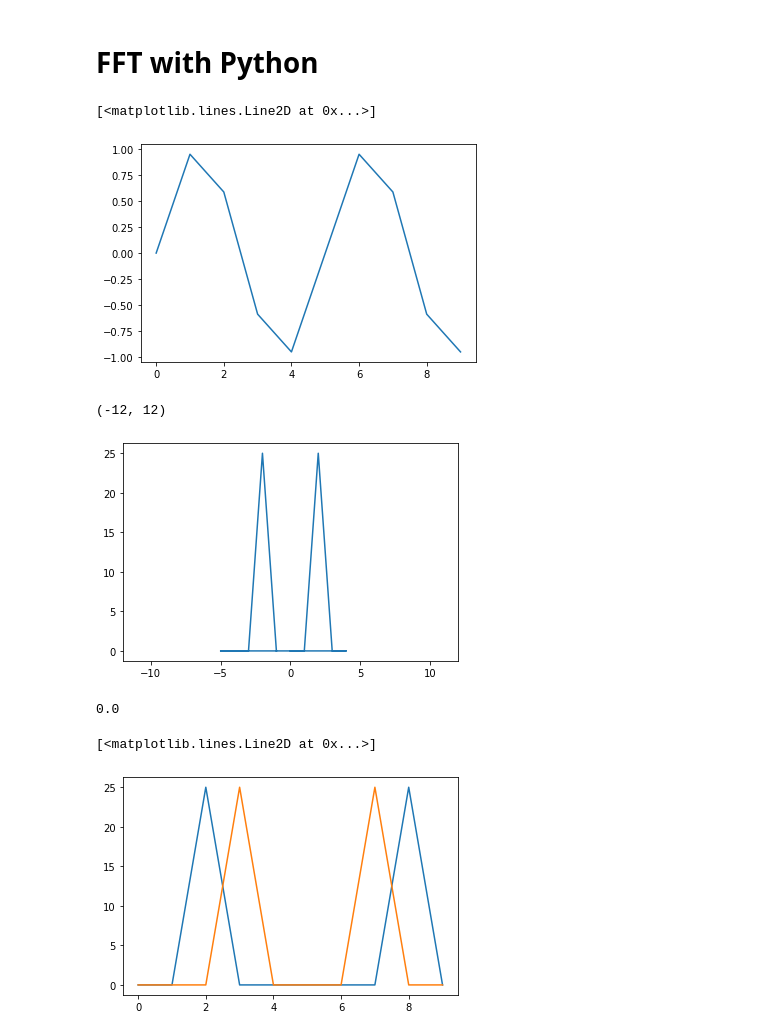
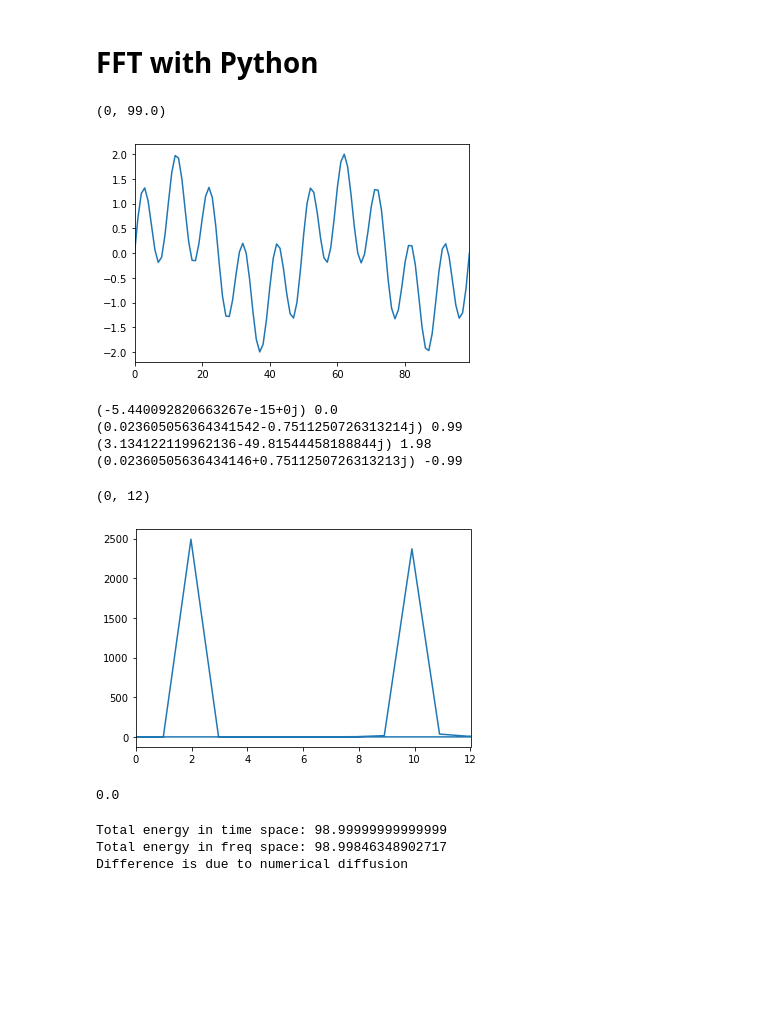
Before and after one commit to mclaret/JISAOinternship, a Jupyter notebook: notebooks/mariona/fft.ipynb, the cells around one changed output. Drawn from its saved outputs; the diff is of its cells as text; code cells hidden in the pictures; blank space fills up the shorter version.

```diff
--- a/notebooks/mariona/fft.ipynb
+++ b/notebooks/mariona/fft.ipynb
@@ -6,30 +8,46 @@ from matplotlib import pyplot as plt
 # %%
-#maxt=100  #even
-maxt=10   #odd
-dt=1
+maxt=100  #even
+#maxt=101   #odd
+dt=1. #1h
+T=(maxt-1)*dt #time period of the whole time series
 
-fq1=2/(maxt*dt)
-fq2=10/(maxt*dt)
+fq1=2/T
+fq2=10/T
+fq3=2.25/T
 
-ttt=np.arange(0,maxt,1)
+ttt=np.arange(0,maxt,1)*dt
 sin1=np.sin(fq1*2*np.pi*ttt)
 sin2=np.sin(fq2*2*np.pi*ttt)
+sin3=np.sin(fq3*2*np.pi*ttt)
 tot=sin1+sin2
+tot2=sin1+sin2+sin3
 # %%
 plt.plot(ttt,tot)
+#plt.plot(ttt,sin3)
+plt.xlim(0,T)
 # %% [output]
-[<matplotlib.lines.Line2D at 0x...>]
+(0, 99.0)
-[figure, old version]
+[figure, new version]
 # %%
-fc=np.fft.fft(tot)
-fq=np.fft.fftfreq(ttt.shape[-1])/dt
-fc_amp=fc.real*fc.real+fc.imag*fc.imag
+fc=np.fft.fft(tot)                     # Fourier coefficients (FC)
+fq=np.fft.fftfreq(ttt.shape[-1],dt)    # Frquencies corresponding to each FC. Units are cycles/h
+fc_amp=fc.real*fc.real+fc.imag*fc.imag # Amplitude of FC |a+ib|^2=sqrt(a^2+b^2)^2=a^2+b^2
+print(fc[0], fq[0])
+print(fc[1],fq[1]*T)
+print(fc[2],fq[2]*T)
+print(fc[99],fq[99]*T)
+# %% [output]
+(-5.440092820663267e-15+0j) 0.0
+(0.023605056364341542-0.7511250726313214j) 0.99
+(3.134122119962136-49.81544458188844j) 1.98
+(0.02360505636434146+0.7511250726313213j) -0.99
 # %%
-plt.plot(fq*len(tot),fc_amp)
-plt.xlim(-12,12)
+plt.plot(fq*T,fc_amp)
+#plt.plot(fc_amp)
+plt.xlim(0,12)
 # %% [output]
-(-12, 12)
+(0, 12)
-[figure, old version]
+[figure, new version]
 # %%
 fq[0]
 #fq[1]*len(tot)
@@ -44,6 +64,22 @@ fq_shift=np.fft.fftshift(fq)
-# %%
-plt.plot(fc_amp)
-plt.plot(fc_shift)
-# %% [output]
-[<matplotlib.lines.Line2D at 0x...>]
-[figure, removed]
+# %%
+# Check Parseval's Theorem that says that energy in time and frequency spaces are equal
+
+sum_t=0
+for it in range(len(tot)):
+    sum_t=sum_t+tot[it]*tot[it]*dt
+
+print('Total energy in time space:', sum_t)
+
+dfreq=fq[1]
+sum_freq=0
+for ifreq in range(int(len(fc_amp)/2)):
+    sum_freq=sum_freq+fc_amp[ifreq]*dfreq
+
+#print((len(fc_amp)+1)/2)
+#print(fc_amp.shape)
+print('Total energy in freq space:',2.*sum_freq)
+print('Difference is due to numerical diffusion')
+# %% [output]
+Total energy in time space: 98.99999999999999
+Total energy in freq space: 98.99846348902717
+Difference is due to numerical diffusion
```
Also changed, not shown: parts of 3 cells of this notebook.
